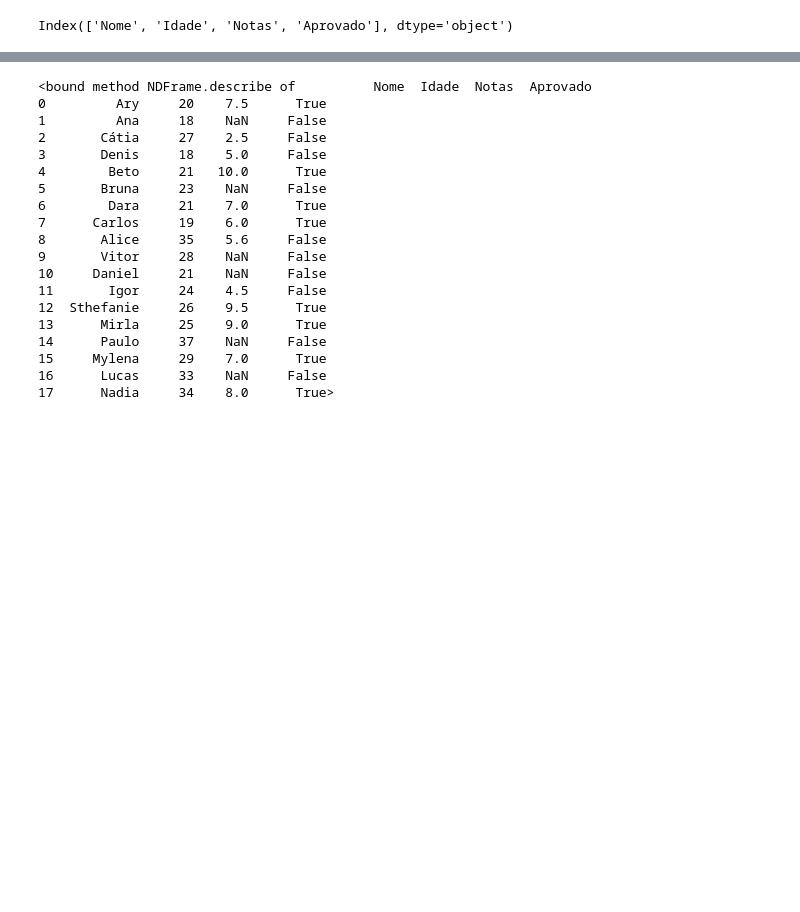
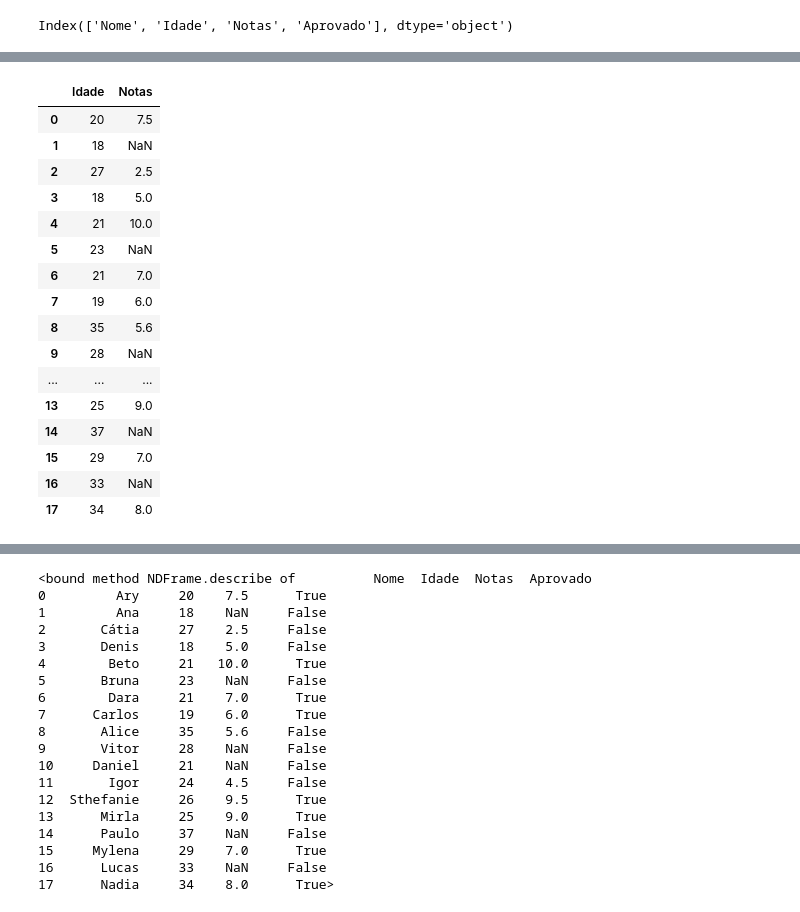
Before and after one commit to PalomaPaulaRibeiro/pandas-importa-o, a Jupyter notebook: alunos.ipynb, the cells around one changed output, grey strips where cells are left out. Saved outputs shown, nothing was run; the diff lists cells and outputs as text; code cells hidden in the pictures; blank space fills up the shorter version.

```diff
--- a/alunos.ipynb
+++ b/alunos.ipynb
@@ -110,0 +120,20 @@ memory usage: 582.0+ bytes
+# %%
+dados [['Idade','Notas']]
+# %% [output]
+|  | Idade | Notas |
+| 0 | 20 | 7.5 |
+| 1 | 18 | NaN |
+| 2 | 27 | 2.5 |
+| 3 | 18 | 5.0 |
+| 4 | 21 | 10.0 |
+| 5 | 23 | NaN |
+| 6 | 21 | 7.0 |
+| 7 | 19 | 6.0 |
+| 8 | 35 | 5.6 |
+| 9 | 28 | NaN |
+| ... | ... | ... |
+| 13 | 25 | 9.0 |
+| 14 | 37 | NaN |
+| 15 | 29 | 7.0 |
+| 16 | 33 | NaN |
+| 17 | 34 | 8.0 |
```
Also changed, not shown: parts of 3 cells of this notebook.
